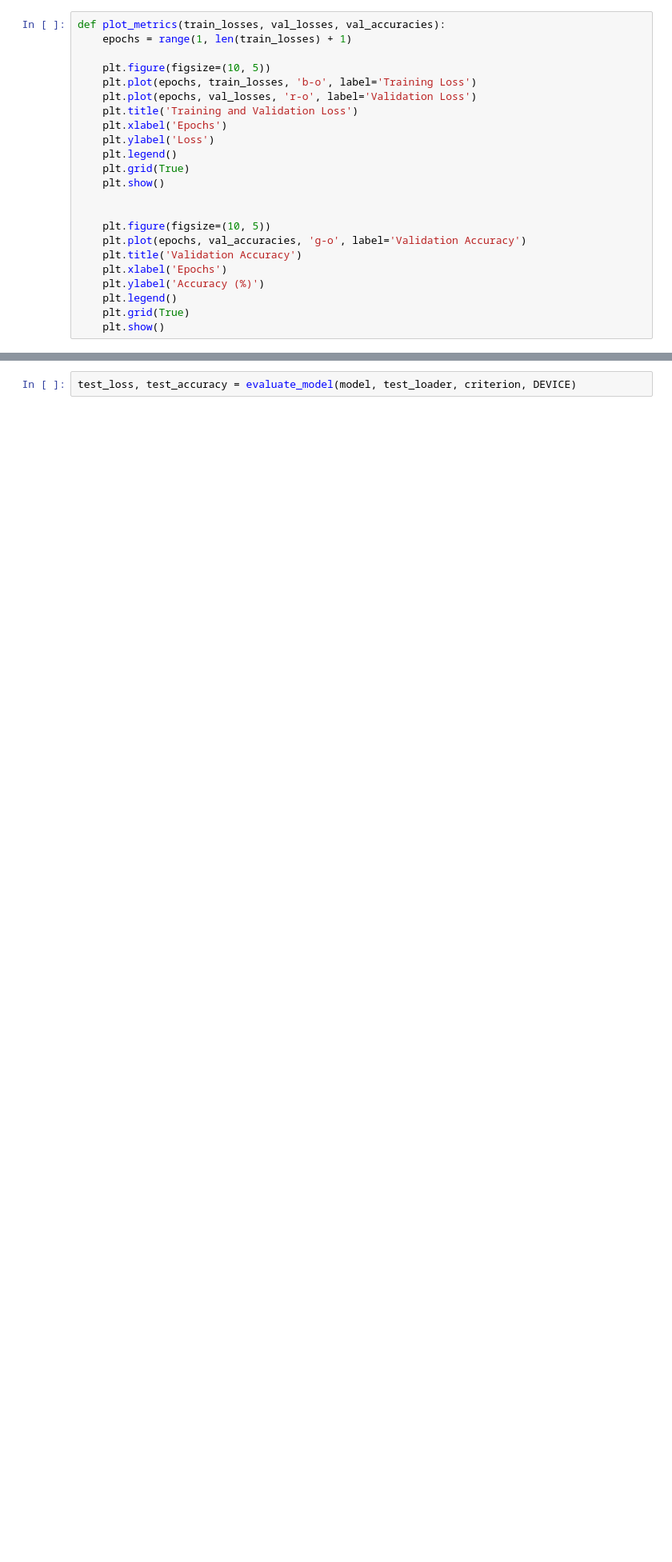
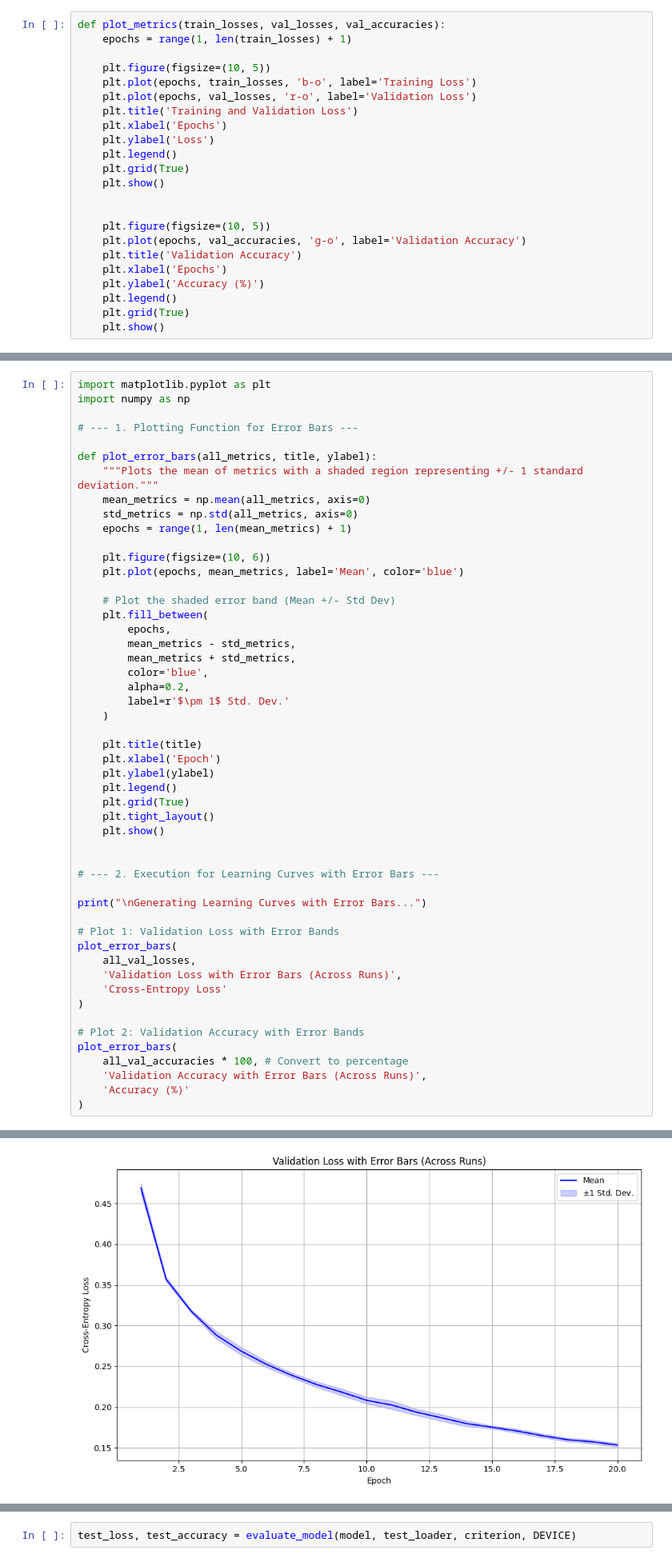
Before and after one commit to oadel1814/Linear-Models-to-Deep-Neural-Networks, a Jupyter notebook: Neural_Network.ipynb, the cells around one changed output, grey strips where cells are left out. Shown at 80% size. Saved outputs shown, nothing was run; the diff lists cells and outputs as text; blank space fills up the shorter version.

```diff
--- a/Neural_Network.ipynb
+++ b/Neural_Network.ipynb
@@ -281,0 +355,52 @@ plot_metrics(train_losses, val_losses, val_accuracies)
+# %%
+import matplotlib.pyplot as plt
+import numpy as np
+
+# --- 1. Plotting Function for Error Bars ---
+
+def plot_error_bars(all_metrics, title, ylabel):
+    """Plots the mean of metrics with a shaded region representing +/- 1 standard deviation."""
+    mean_metrics = np.mean(all_metrics, axis=0)
+    std_metrics = np.std(all_metrics, axis=0)
+    epochs = range(1, len(mean_metrics) + 1)
+
+    plt.figure(figsize=(10, 6))
+    plt.plot(epochs, mean_metrics, label='Mean', color='blue')
+
+    # Plot the shaded error band (Mean +/- Std Dev)
+    plt.fill_between(
+        epochs,
+        mean_metrics - std_metrics,
+        mean_metrics + std_metrics,
+        color='blue',
+        alpha=0.2,
+        label=r'$\pm 1$ Std. Dev.'
+    )
+
+    plt.title(title)
+    plt.xlabel('Epoch')
+    plt.ylabel(ylabel)
+    plt.legend()
+    plt.grid(True)
+    plt.tight_layout()
+    plt.show()
+
+
+# --- 2. Execution for Learning Curves with Error Bars ---
+
+print("\nGenerating Learning Curves with Error Bars...")
+
+# Plot 1: Validation Loss with Error Bands
+plot_error_bars(
+    all_val_losses,
+    'Validation Loss with Error Bars (Across Runs)',
+    'Cross-Entropy Loss'
+)
+
+# Plot 2: Validation Accuracy with Error Bands
+plot_error_bars(
+    all_val_accuracies * 100, # Convert to percentage
+    'Validation Accuracy with Error Bars (Across Runs)',
+    'Accuracy (%)'
+)
+# %% [output]
@@ -281,0 +408 @@ plot_metrics(train_losses, val_losses, val_accuracies)
+[figure, added]
```
Also changed, not shown: parts of 12 cells of this notebook, 1 other file.
